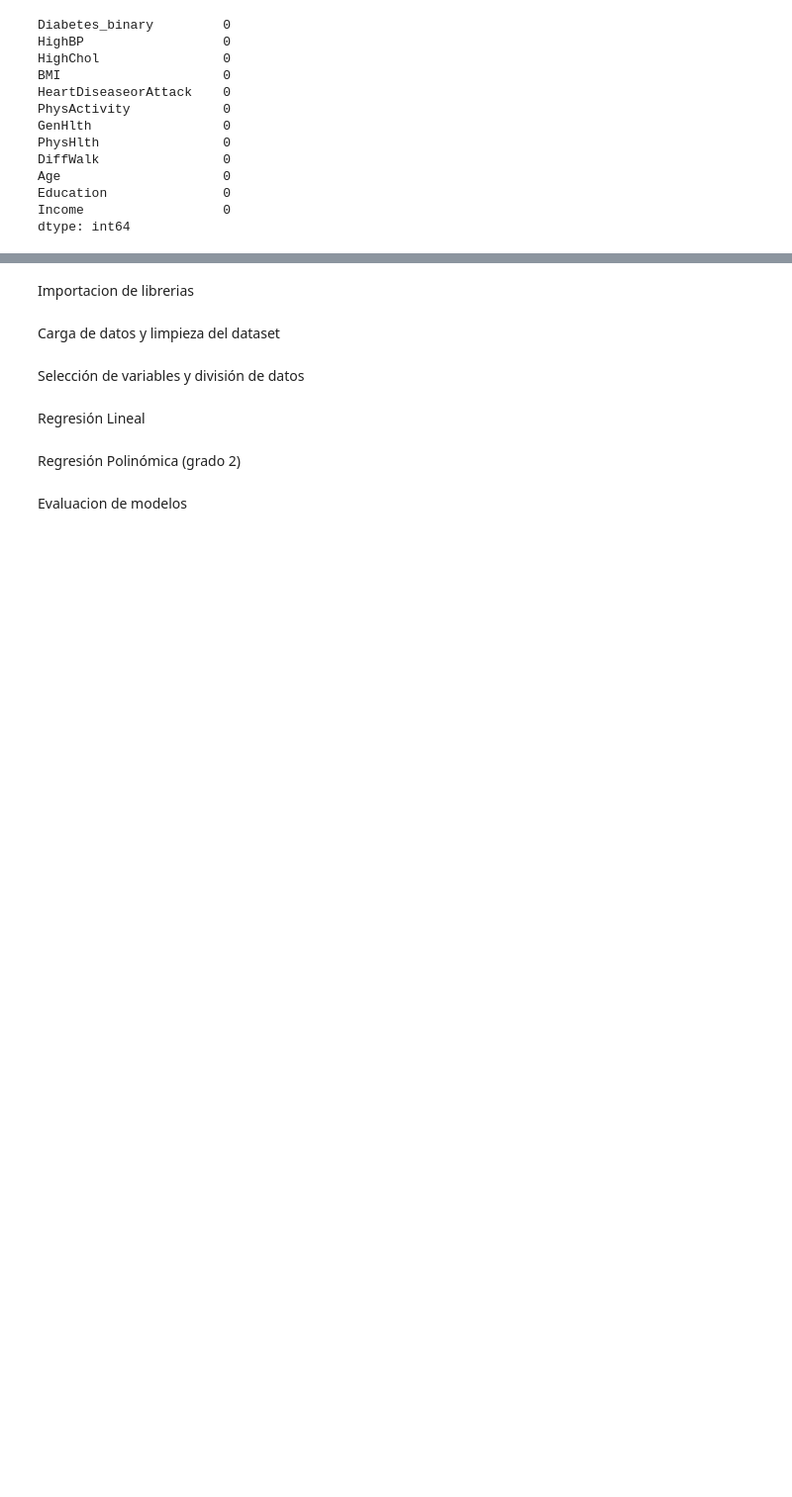
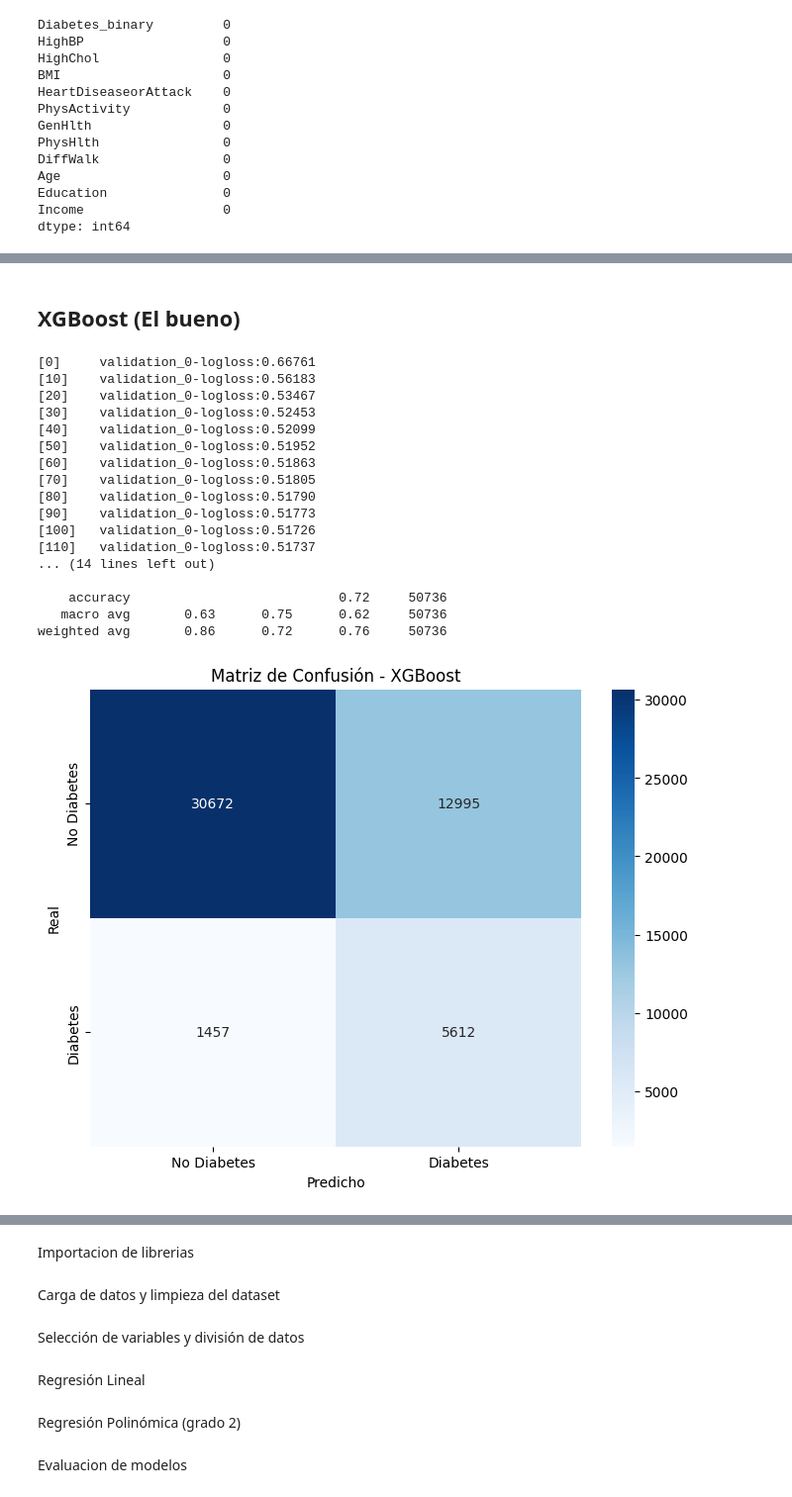
Before and after one commit to BigChunguus/ClaseIABD, a Jupyter notebook: PIA/Prueba Grupal/a.ipynb, the cells around one changed output, grey strips where cells are left out. Shown at 99% size. Cells and saved outputs as stored; diff of their text form; code cells hidden in the pictures; blank space fills up the shorter version.

```diff
--- a/PIA/Prueba Grupal/a.ipynb
+++ b/PIA/Prueba Grupal/a.ipynb
@@ -195 +236,65 @@ xgb_modelo = XGBClassifier()
+# %% [markdown]
+## XGBoost (El bueno)
+# %%
+import xgboost as xgb
+from sklearn.metrics import classification_report, confusion_matrix
+import matplotlib.pyplot as plt
+import seaborn as sns
+
+model = xgb.XGBClassifier(
+    n_estimators=200,
+    learning_rate=0.1,
+    max_depth=4,
+    subsample=0.8,
+    colsample_bytree=0.8,
+    reg_alpha=0.1,
+    reg_lambda=0.1,
+    scale_pos_weight=len(y_train_B[y_train_B==0]) / len(y_train_B[y_train_B==1]),
+    random_state=38,
+    eval_metric='logloss'
+)
+
+model.fit(
+    X_train_B,
+    y_train_B,
+    eval_set=[(X_test_B, y_test_B)],
+    verbose=10
+)
+
+y_pred_B_2 = model.predict(X_test_B)
+
+print("📊 Reporte de Clasificación:")
+print(classification_report(y_test_B, y_pred_B_2))
+
+cm = confusion_matrix(y_test_B, y_pred_B_2)
+plt.figure(figsize=(8, 6))
+sns.heatmap(cm,
+            annot=True,
+            fmt='d',
+            cmap='Blues',
+            xticklabels=['No Diabetes', 'Diabetes'],
+            yticklabels=['No Diabetes', 'Diabetes'])
+plt.title('Matriz de Confusión - XGBoost')
+plt.xlabel('Predicho')
+plt.ylabel('Real')
+plt.show()
+# %% [output]
+[0]     validation_0-logloss:0.66761
+[10]    validation_0-logloss:0.56183
+[20]    validation_0-logloss:0.53467
+[30]    validation_0-logloss:0.52453
+[40]    validation_0-logloss:0.52099
+[50]    validation_0-logloss:0.51952
+[60]    validation_0-logloss:0.51863
+[70]    validation_0-logloss:0.51805
+[80]    validation_0-logloss:0.51790
+[90]    validation_0-logloss:0.51773
+[100]   validation_0-logloss:0.51726
+[110]   validation_0-logloss:0.51737
+... (14 lines left out)
+
+    accuracy                           0.72     50736
+   macro avg       0.63      0.75      0.62     50736
+weighted avg       0.86      0.72      0.76     50736
+[figure, added]
 # %% [markdown]
```
Also changed, not shown: parts of 39 cells of this notebook.
